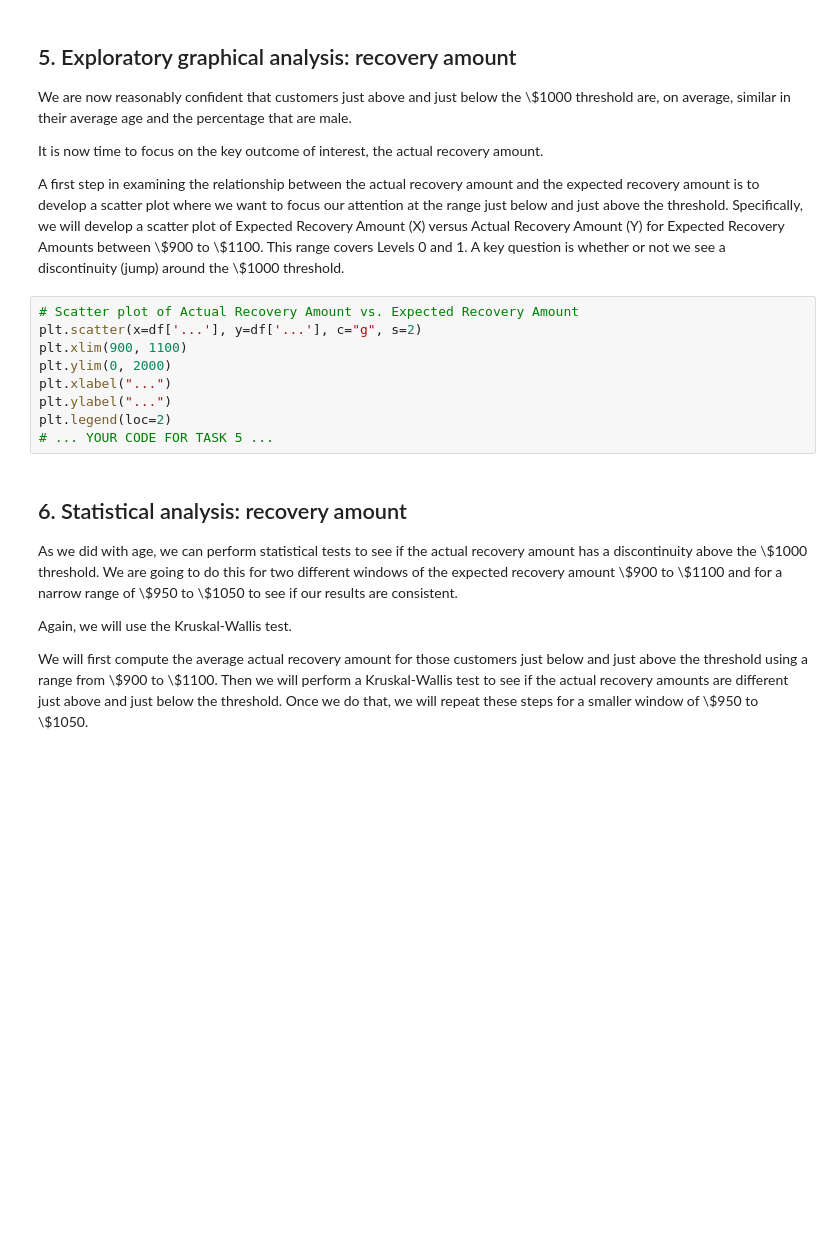
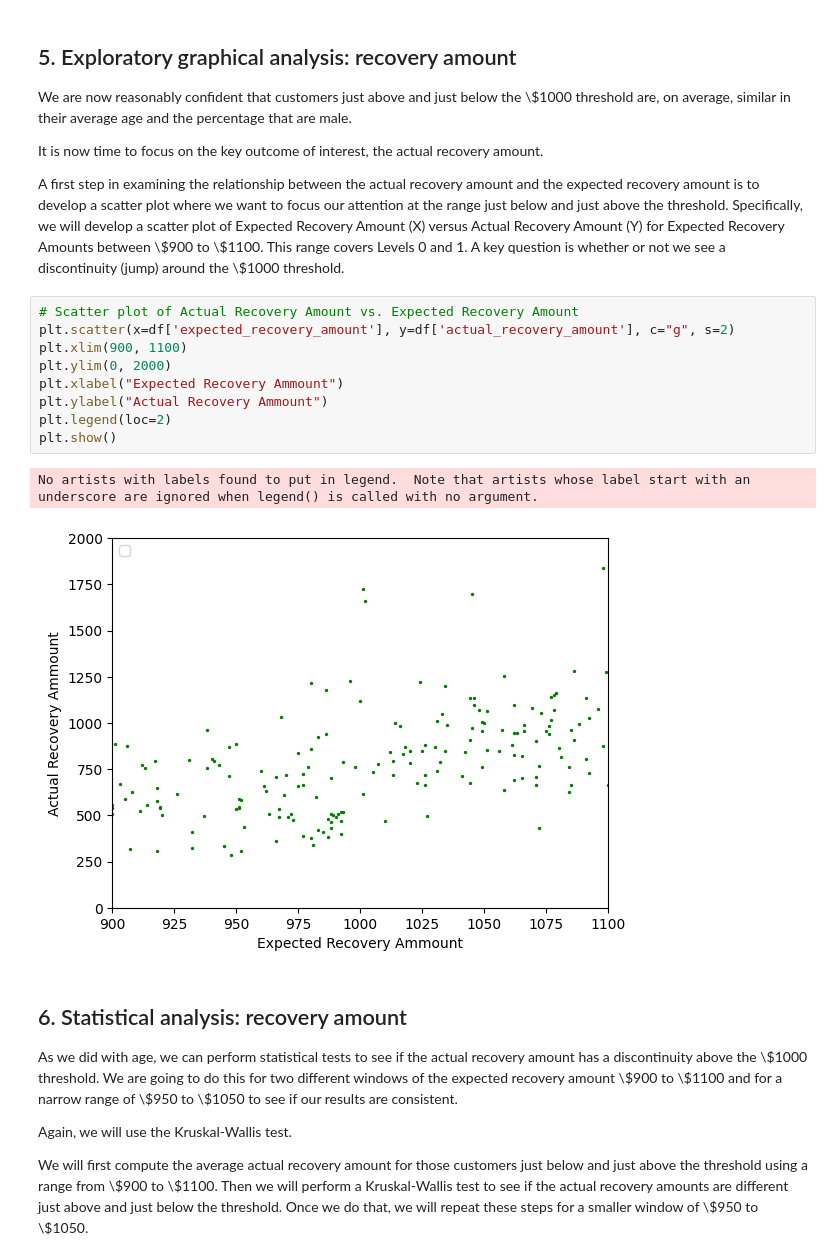
Before and after one commit to JoshuaPaul-lasisi/Bank_Data_Analysis, a Jupyter notebook: notebook.ipynb, the cells around one changed output. Saved outputs shown, nothing was run; the diff lists cells and outputs as text; blank space fills up the shorter version.

```diff
--- a/notebook.ipynb
+++ b/notebook.ipynb
@@ -106,13 +115,16 @@ chi2_stat, p_val, dof, ex = stats.chi2_contingency(...)
 <p>A first step in examining the relationship between the actual recovery amount and the expected recovery amount is to develop a scatter plot where we want to focus our attention at the range just below and just above the threshold. Specifically, we will develop a scatter plot of  Expected Recovery Amount (X) versus Actual Recovery Amount (Y) for Expected Recovery Amounts between \$900 to \$1100.  This range covers Levels 0 and 1.  A key question is whether or not we see a discontinuity (jump) around the \$1000 threshold.</p>
 # %%
 # Scatter plot of Actual Recovery Amount vs. Expected Recovery Amount
-plt.scatter(x=df['...'], y=df['...'], c="g", s=2)
+plt.scatter(x=df['expected_recovery_amount'], y=df['actual_recovery_amount'], c="g", s=2)
 plt.xlim(900, 1100)
 plt.ylim(0, 2000)
-plt.xlabel("...")
-plt.ylabel("...")
+plt.xlabel("Expected Recovery Ammount")
+plt.ylabel("Actual Recovery Ammount")
 plt.legend(loc=2)
-# ... YOUR CODE FOR TASK 5 ...
+plt.show()
+# %% [output]
+No artists with labels found to put in legend.  Note that artists whose label start with an underscore are ignored when legend() is called with no argument.
+[figure, added]
 # %% [markdown]
 ## 6. Statistical analysis:  recovery amount
 <p>As we did with age, we can perform statistical tests to see if the actual recovery amount has a discontinuity above the \$1000 threshold. We are going to do this for two different windows of the expected recovery amount \$900 to \$1100 and for a narrow range of \$950 to \$1050 to see if our results are consistent.</p>
```
Also changed, not shown: parts of 6 cells of this notebook.
